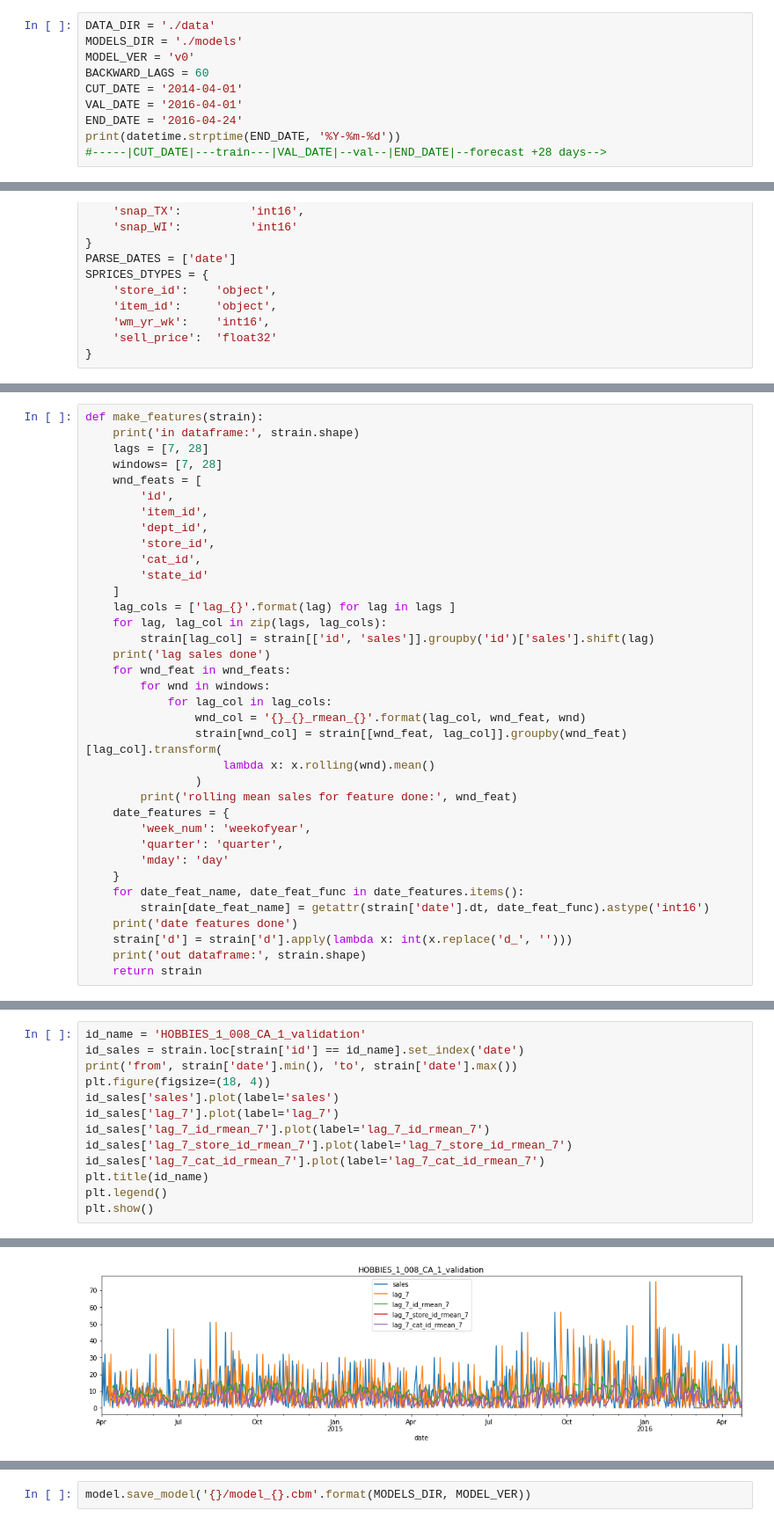
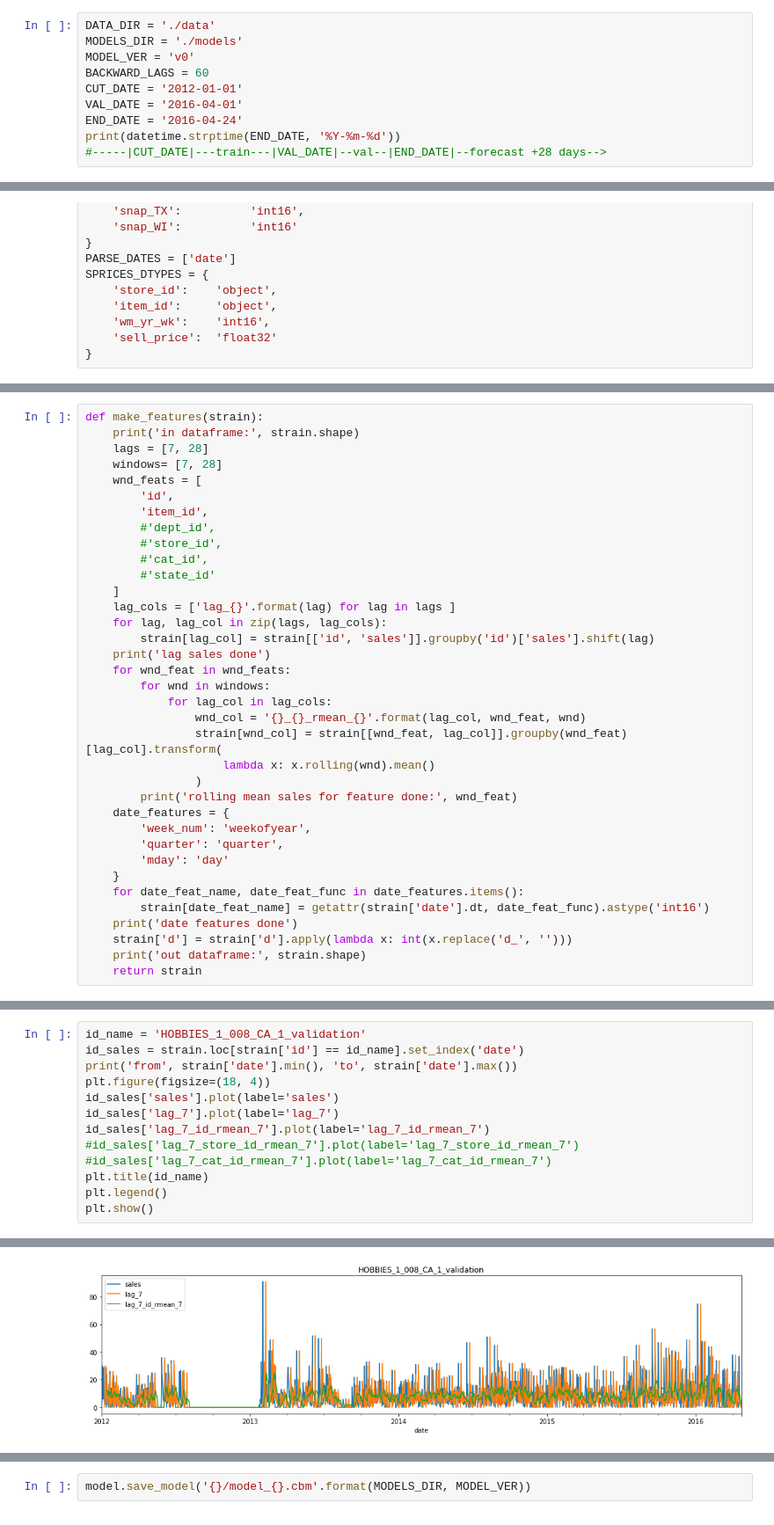
Before and after one commit to vgarshin/kaggle_m5, a Jupyter notebook: m5_model_cbst_20200407.ipynb, the cells around one changed output, grey strips where cells are left out. Shown at 88% size. Cells and saved outputs as stored; diff of their text form.

```diff
--- a/m5_model_cbst_20200407.ipynb
+++ b/m5_model_cbst_20200407.ipynb
@@ -22,7 +22,7 @@ DATA_DIR = './data'
 MODELS_DIR = './models'
 MODEL_VER = 'v0'
 BACKWARD_LAGS = 60
-CUT_DATE = '2014-04-01'
+CUT_DATE = '2012-01-01'
 VAL_DATE = '2016-04-01'
 END_DATE = '2016-04-24'
 print(datetime.strptime(END_DATE, '%Y-%m-%d'))
@@ -101,10 +103,10 @@ def make_features(strain):
     wnd_feats = [
         'id',
         'item_id',
-        'dept_id',
-        'store_id',
-        'cat_id',
-        'state_id'
+        #'dept_id',
+        #'store_id',
+        #'cat_id',
+        #'state_id'
     ]
     lag_cols = ['lag_{}'.format(lag) for lag in lags ]
     for lag, lag_col in zip(lags, lag_cols):
@@ -169,8 +169,8 @@ plt.figure(figsize=(18, 4))
 id_sales['sales'].plot(label='sales')
 id_sales['lag_7'].plot(label='lag_7')
 id_sales['lag_7_id_rmean_7'].plot(label='lag_7_id_rmean_7')
-id_sales['lag_7_store_id_rmean_7'].plot(label='lag_7_store_id_rmean_7')
-id_sales['lag_7_cat_id_rmean_7'].plot(label='lag_7_cat_id_rmean_7')
+#id_sales['lag_7_store_id_rmean_7'].plot(label='lag_7_store_id_rmean_7')
+#id_sales['lag_7_cat_id_rmean_7'].plot(label='lag_7_cat_id_rmean_7')
 plt.title(id_name)
 plt.legend()
 plt.show()
@@ -179,4 +179,4 @@ from 2014-04-01 00:00:00 to 2016-04-24 00:00:00
-[figure, old version]
+[figure, new version]
 # %%
 drop_cols = ['id', 'sales', 'date', 'wm_yr_wk', 'weekday']
 train_cols = strain.columns[~strain.columns.isin(drop_cols)]
```
Also changed, not shown: parts of 15 cells of this notebook, 1 other file.
